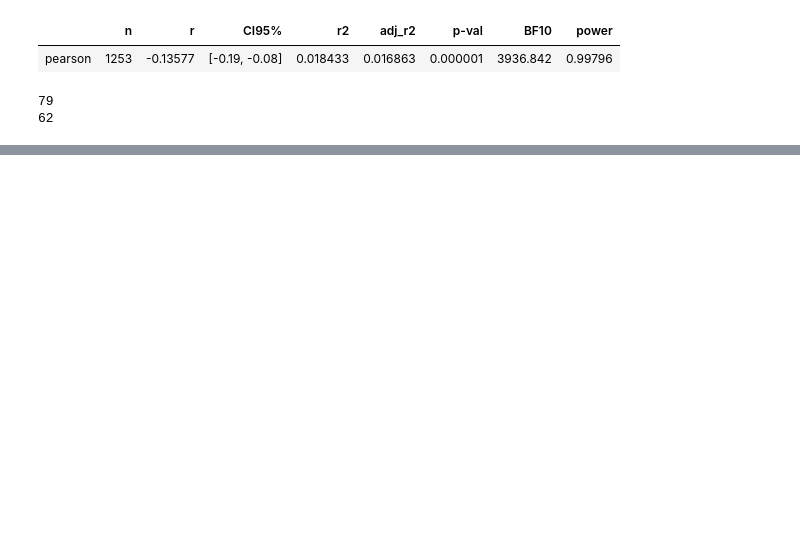
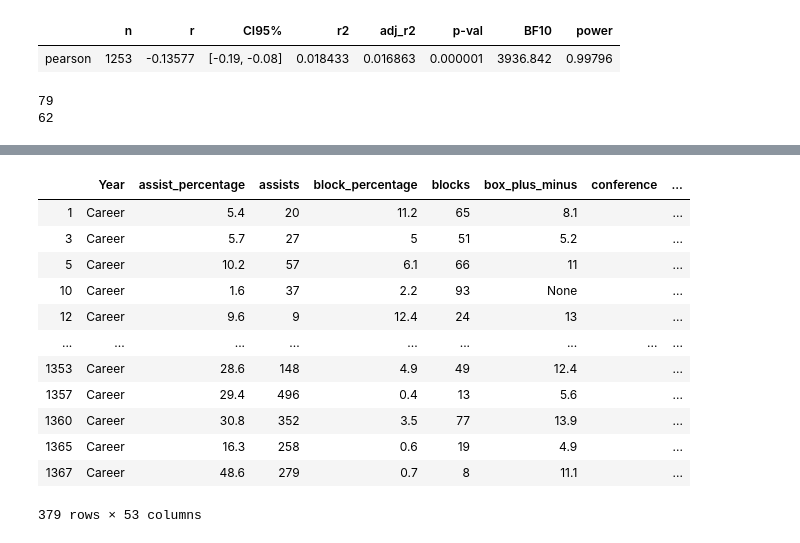
Before and after one commit to aseem645/SIADS591_Project, a Jupyter notebook: NBA_API_Notebook.ipynb, the cells around one changed output, grey strips where cells are left out. Saved outputs shown, nothing was run; the diff lists cells and outputs as text; code cells hidden in the pictures; blank space fills up the shorter version.

Commit message:
merging the two dataframes

```diff
--- a/NBA_API_Notebook.ipynb
+++ b/NBA_API_Notebook.ipynb
@@ -412,20 +373,0 @@ sample_list = player_collection(random.sample(team_lst,2))
-# %%
-sampledf = playerdf(playerformat(sample_list))
-# %%
-def reformatname_ncaa(sampledf):
-    sampledf['PLAYER_NAME'] = sampledf.player_id.str.replace("-"," ")
-    sampledf['PLAYER_NAME'] = sampledf['PLAYER_NAME'].apply(lambda x: x.title()).str.replace(" 1","")
-    sampledf = sampledf.reset_index().rename(columns={'index':'Year'})
-    sampledf['Year'] = sampledf['Year'].astype(str)
-    sampledf['Year'] = sampledf['Year'].str.replace('(', '')
-    sampledf['Year'] = sampledf['Year'].str.replace(')', '')
-    sampledf['Year'] = sampledf['Year'].str.replace("'", "")
-    sampledf['Year'] = sampledf['Year'].str.replace(',', '')
-    career = sampledf['Year']=='Career'
-    sampledf = sampledf[career]
-
-
-    return sampledf
-
-ncaasample = reformatname(sampledf)
-ncaasample.head()
@@ -581,0 +413,3 @@ ncaa_nba
+# %%
+ncaa_dataframe_final = ncaa_playerdf(playerformat_ncaa(nba_ncaaplayers))
+ncaa_dataframe_final
@@ -581,0 +430,31 @@ ncaa_nba
+# %%
+def reformatname_year_ncaa(sampledf):
+    sampledf['PLAYER_NAME'] = sampledf.player_id.str.replace("-"," ")
+    sampledf['PLAYER_NAME'] = sampledf['PLAYER_NAME'].apply(lambda x: x.title()).str.replace(" 1","")
+    sampledf = sampledf.reset_index().rename(columns={'index':'Year'})
+    sampledf['Year'] = sampledf['Year'].astype(str)
+    sampledf['Year'] = sampledf['Year'].str.replace('(', '')
+    sampledf['Year'] = sampledf['Year'].str.replace(')', '')
+    sampledf['Year'] = sampledf['Year'].str.replace("'", "")
+    sampledf['Year'] = sampledf['Year'].str.replace(',', '')
+    career = sampledf['Year']=='Career'
+    sampledf = sampledf[career]
+
+
+    return sampledf
+ncaa_dataframe_final = reformatname_ncaa(ncaa_dataframe_final)
+ncaa_dataframe_final
+# %% [output]
+|  | Year | assist_percentage | assists | block_percentage | blocks | box_plus_minus | conference | ... |
+| 1 | Career | 5.4 | 20 | 11.2 | 65 | 8.1 |  | ... |
+| 3 | Career | 5.7 | 27 | 5 | 51 | 5.2 |  | ... |
+| 5 | Career | 10.2 | 57 | 6.1 | 66 | 11 |  | ... |
+| 10 | Career | 1.6 | 37 | 2.2 | 93 | None |  | ... |
+| 12 | Career | 9.6 | 9 | 12.4 | 24 | 13 |  | ... |
+| ... | ... | ... | ... | ... | ... | ... | ... | ... |
+| 1353 | Career | 28.6 | 148 | 4.9 | 49 | 12.4 |  | ... |
+| 1357 | Career | 29.4 | 496 | 0.4 | 13 | 5.6 |  | ... |
+| 1360 | Career | 30.8 | 352 | 3.5 | 77 | 13.9 |  | ... |
+| 1365 | Career | 16.3 | 258 | 0.6 | 19 | 4.9 |  | ... |
+| 1367 | Career | 48.6 | 279 | 0.7 | 8 | 11.1 |  | ... |
+379 rows × 53 columns
```
Also changed, not shown: parts of 44 cells of this notebook, 4 other files.
